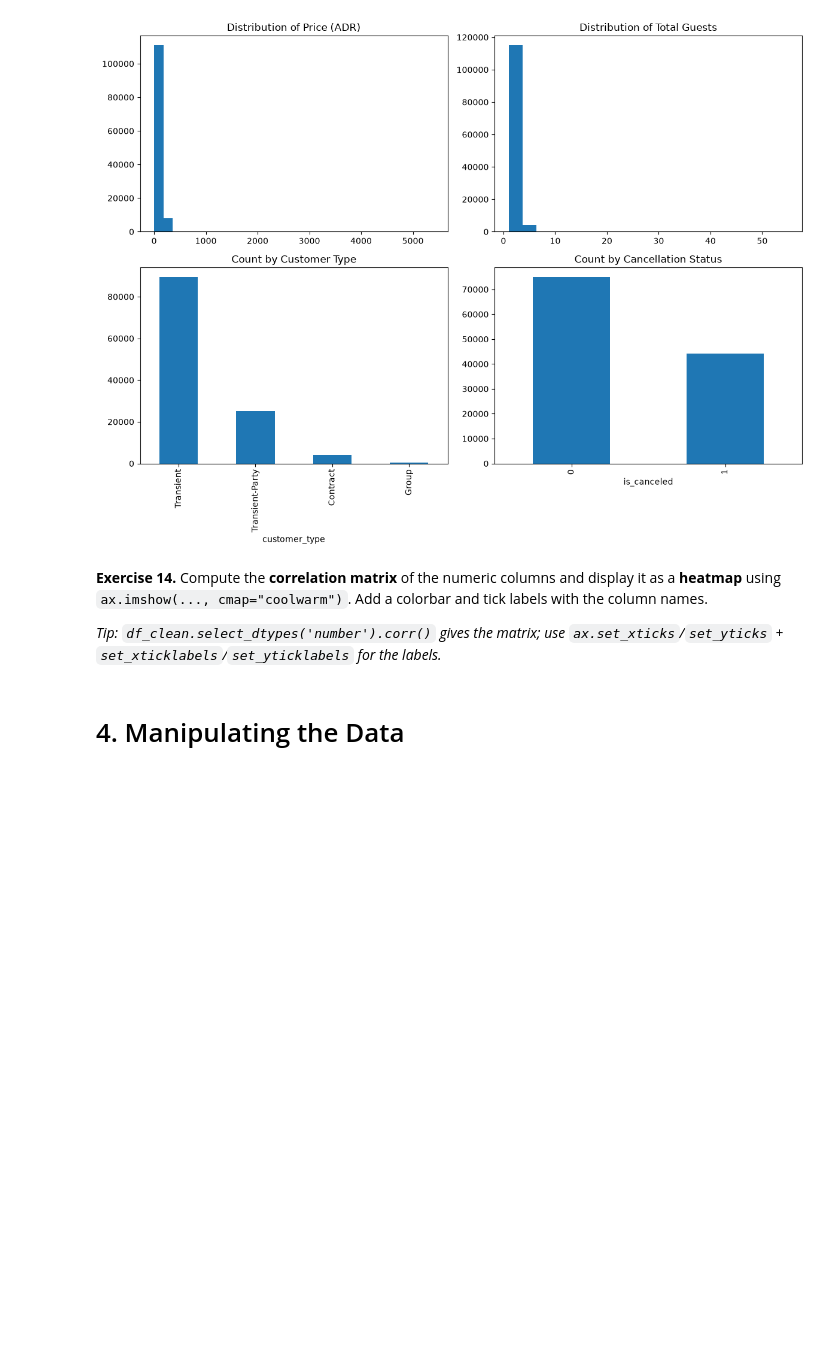
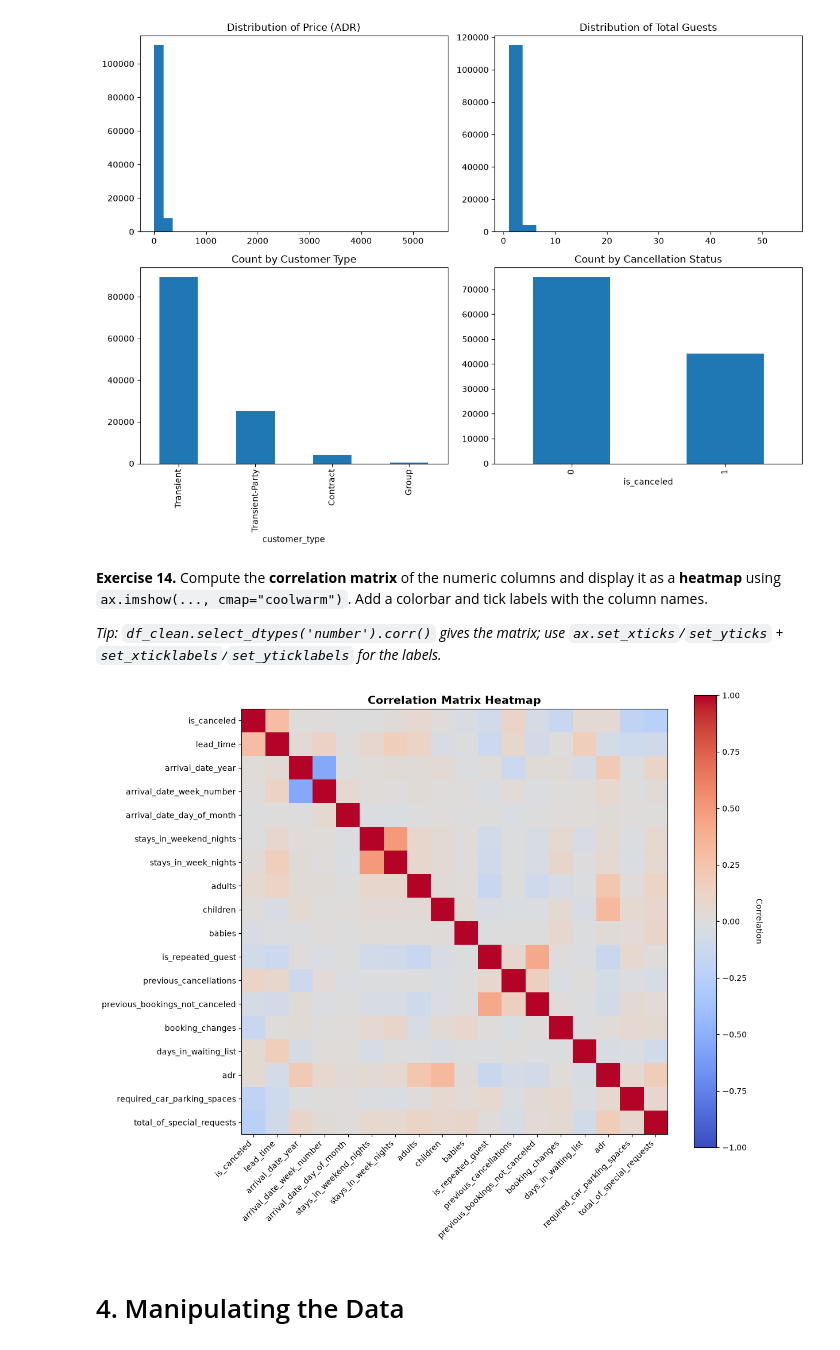
Before and after one commit to Omar-Al-Ahmad/AI_BUILDERS_DATA-ANALYSIS, a Jupyter notebook: hotel-bookings-eda/Module_Assignment_Hotel_Bookings.ipynb, the cells around one changed output. Saved outputs shown, nothing was run; the diff lists cells and outputs as text; code cells hidden in the pictures; blank space fills up the shorter version.

```diff
--- a/hotel-bookings-eda/Module_Assignment_Hotel_Bookings.ipynb
+++ b/hotel-bookings-eda/Module_Assignment_Hotel_Bookings.ipynb
@@ -339,6 +339,31 @@ plt.show()
 **Exercise 14.** Compute the **correlation matrix** of the numeric columns and display it as a **heatmap** using `ax.imshow(..., cmap="coolwarm")`. Add a colorbar and tick labels with the column names.
 
 *Tip: `df_clean.select_dtypes('number').corr()` gives the matrix; use `ax.set_xticks`/`set_yticks` + `set_xticklabels`/`set_yticklabels` for the labels.*
+# %%
+import matplotlib.pyplot as plt
+import numpy as np
+
+corr_matrix = df_clean.select_dtypes('number').corr()
+
+fig, ax = plt.subplots(figsize=(12, 10))
+
+im = ax.imshow(corr_matrix, cmap="coolwarm", vmin=-1, vmax=1)
+
+cbar = plt.colorbar(im, ax=ax)
+cbar.set_label("Correlation", rotation=270, labelpad=20)
+
+column_names = corr_matrix.columns
+ax.set_xticks(np.arange(len(column_names)))
+ax.set_yticks(np.arange(len(column_names)))
+ax.set_xticklabels(column_names, rotation=45, ha="right")
+ax.set_yticklabels(column_names)
+
+ax.set_title("Correlation Matrix Heatmap", fontsize=14, fontweight="bold")
+
+fig.tight_layout()
+plt.show()
+# %% [output]
+[figure, added]
 # %% [markdown]
 # 4. Manipulating the Data
 # %% [markdown]
```
